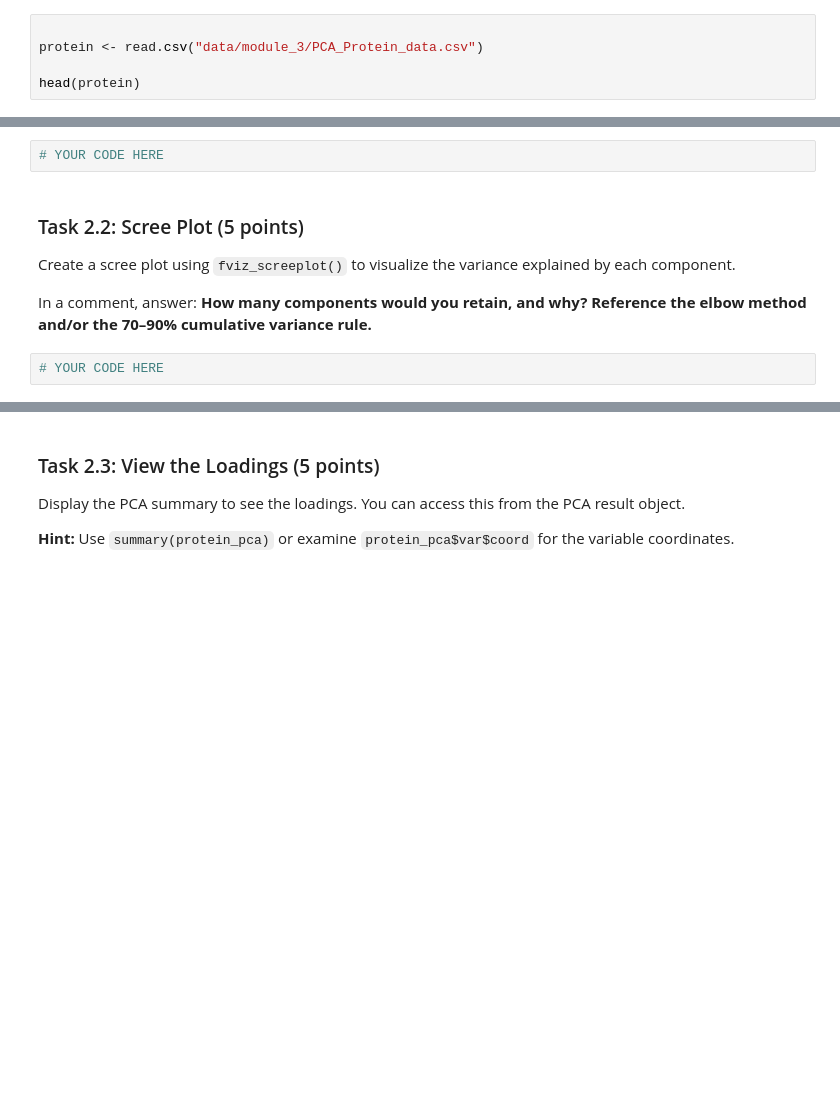
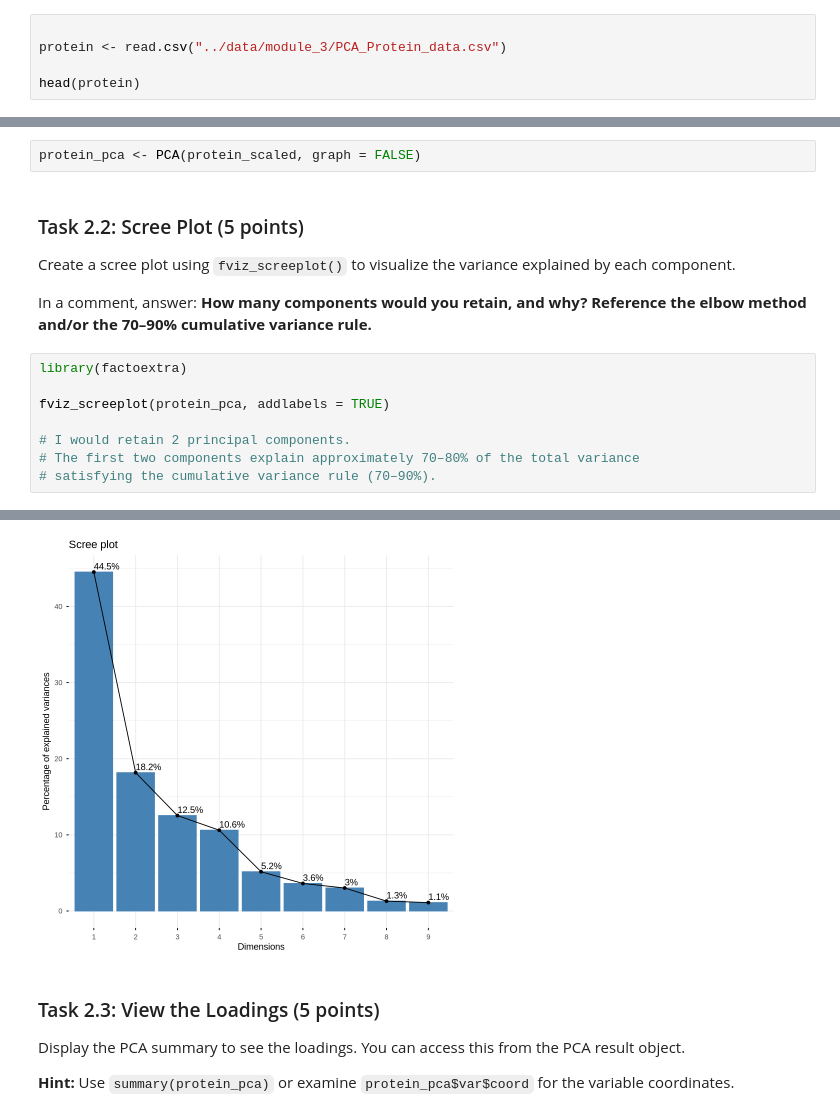
Before and after one commit to Mihir-Singh06/MS3313-SINGH-V3, a Jupyter notebook: Homework/module_3_dimension_reduction_assignment.ipynb, the cells around one changed output, grey strips where cells are left out. Cells and saved outputs as stored; diff of their text form; blank space fills up the shorter version.

```diff
--- a/Homework/module_3_dimension_reduction_assignment.ipynb
+++ b/Homework/module_3_dimension_reduction_assignment.ipynb
@@ -64,7 +64,7 @@ Before running PCA, we need to understand and prepare the data.
 Load `PCA_Protein_data.csv` from the `data/module_3/` folder. Store it in a variable called `protein`. Display the first 6 rows.
 # %%
 
-protein <- read.csv("data/module_3/PCA_Protein_data.csv")
+protein <- read.csv("../data/module_3/PCA_Protein_data.csv")
 
 head(protein)
 # %% [output]
@@ -143,7 +165,7 @@ Now we'll run PCA and interpret the results.
 
 Perform PCA on the scaled protein data using the `PCA()` function from FactoMineR. Store the result in `protein_pca`. Use `graph = FALSE` to suppress automatic plots for now.
 # %%
-# YOUR CODE HERE
+protein_pca <- PCA(protein_scaled, graph = FALSE)
 # %% [markdown]
 ### Task 2.2: Scree Plot (5 points)
 
@@ -151,4 +173,11 @@ Create a scree plot using `fviz_screeplot()` to visualize the variance explained
 
 In a comment, answer: **How many components would you retain, and why? Reference the elbow method and/or the 70–90% cumulative variance rule.**
 # %%
-# YOUR CODE HERE
+library(factoextra)
+
+fviz_screeplot(protein_pca, addlabels = TRUE)
+
+# I would retain 2 principal components.
+# The first two components explain approximately 70–80% of the total variance
+# satisfying the cumulative variance rule (70–90%).
+# %% [output]
@@ -155,3 +186,4 @@ In a comment, answer: **How many components would you retain, and why? Reference
+[figure, added]
 # %% [markdown]
 ### Task 2.3: View the Loadings (5 points)
 
```
Also changed, not shown: parts of 16 cells of this notebook.
